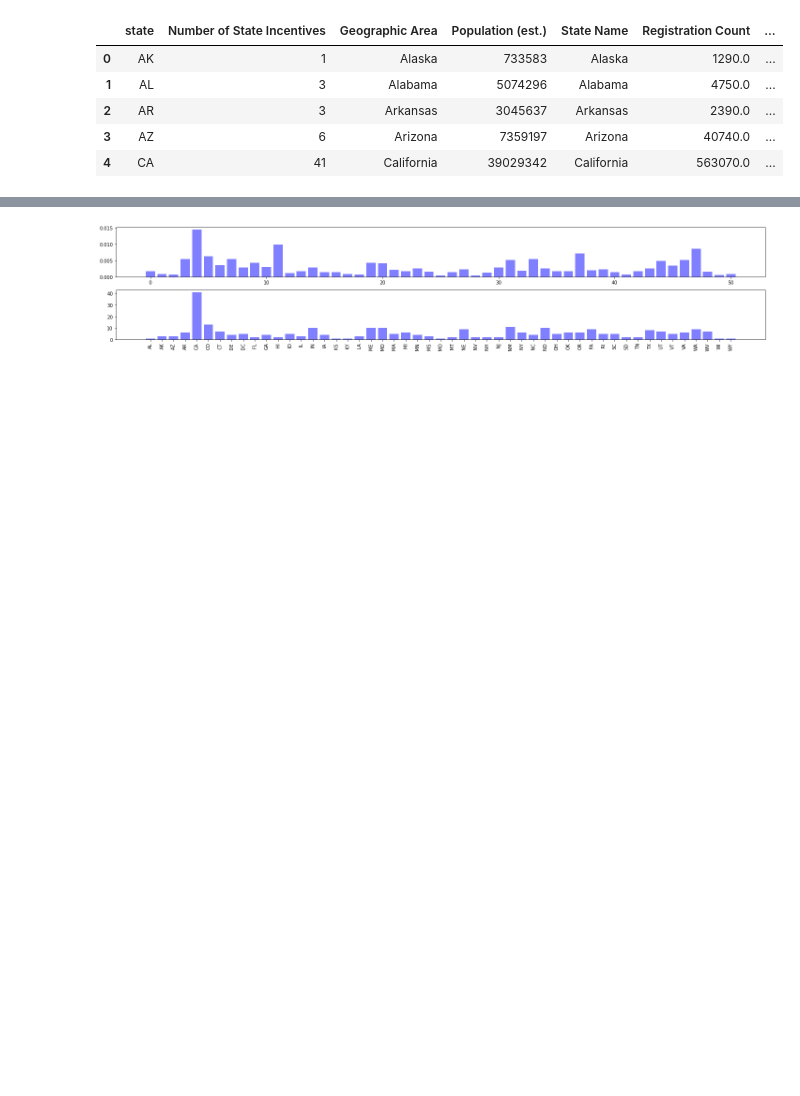
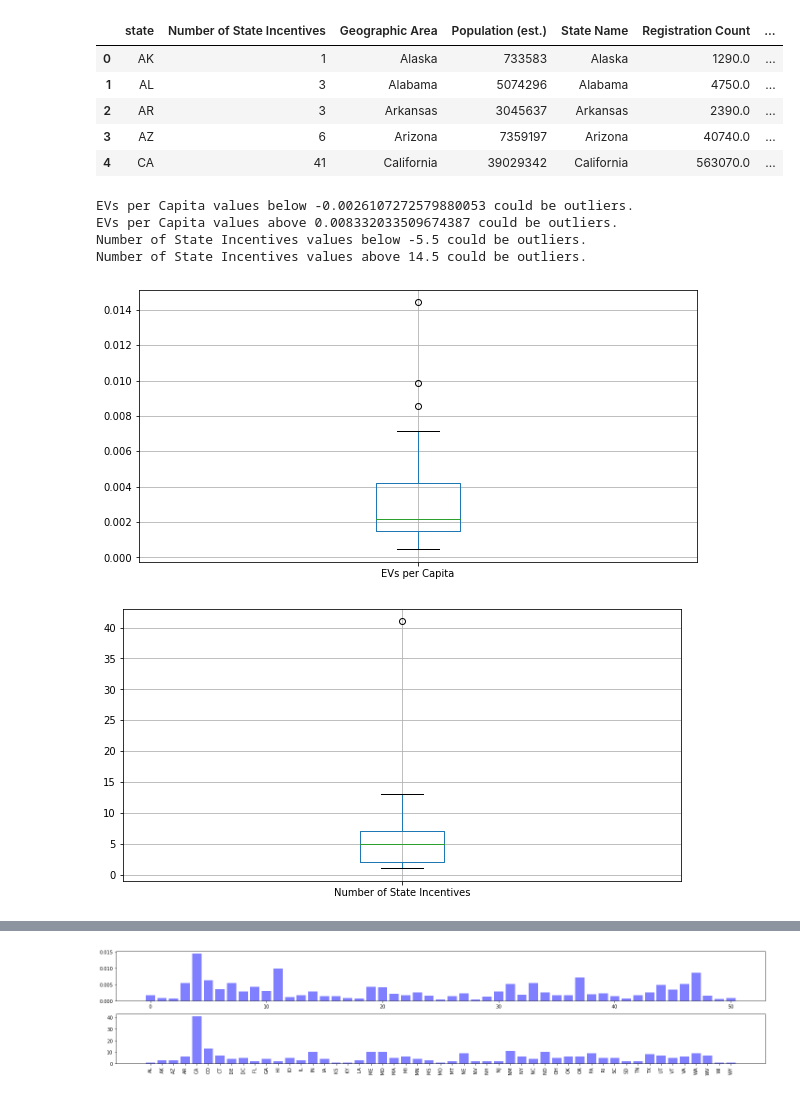
Before and after one commit to eyejayell/group_3_project_1, a Jupyter notebook: group_3_project_1/infrastructure_analysis/tax_incentives.ipynb, the cells around one changed output, grey strips where cells are left out. Saved outputs shown, nothing was run; the diff lists cells and outputs as text; code cells hidden in the pictures; blank space fills up the shorter version.

```diff
--- a/group_3_project_1/infrastructure_analysis/tax_incentives.ipynb
+++ b/group_3_project_1/infrastructure_analysis/tax_incentives.ipynb
@@ -123,3 +105,29 @@ incentives_per_capita.head()
 | 2 | AR | 3 | Arkansas | 3045637 | Arkansas | 2390.0 | ... |
 | 3 | AZ | 6 | Arizona | 7359197 | Arizona | 40740.0 | ... |
 | 4 | CA | 41 | California | 39029342 | California | 563070.0 | ... |
+# %%
+columns_to_check = ["EVs per Capita","Number of State Incentives"]
+
+for x in columns_to_check:
+    expected = incentives_per_capita[x]
+    quartiles = expected.quantile([.25,.5,.75])
+    lowerq = quartiles[0.25]
+    upperq = quartiles[0.75]
+    iqr = upperq-lowerq
+    lower_bound = lowerq - (1.5*iqr)
+    upper_bound = upperq + (1.5*iqr)
+    print(f"{x} values below {lower_bound} could be outliers.")
+    print(f"{x} values above {upper_bound} could be outliers.")
+# %% [output]
+EVs per Capita values below -0.0026107272579880053 could be outliers.
+EVs per Capita values above 0.008332033509674387 could be outliers.
+Number of State Incentives values below -5.5 could be outliers.
+Number of State Incentives values above 14.5 could be outliers.
+# %%
+#incentives_per_capita.boxplot("Number of State Incentives",figsize=(10, 5))
+for x in columns_to_check:
+    incentives_per_capita.boxplot(x,figsize=(10, 5))
+    plt.show()
+# %% [output]
+[figure, added]
+[figure, added]
```
Also changed, not shown: parts of 10 cells of this notebook, 1 other file.
